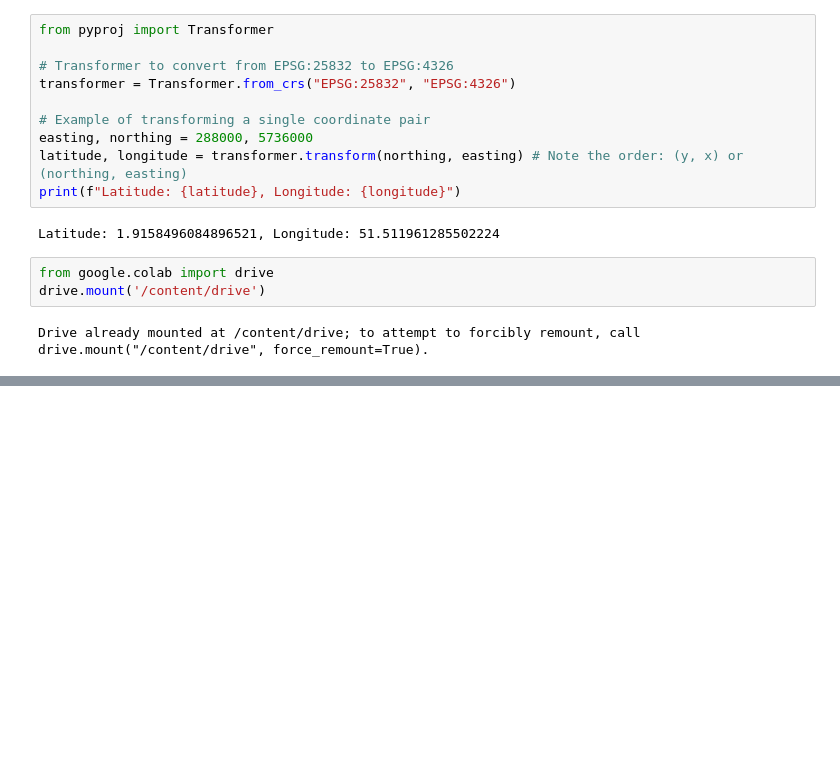
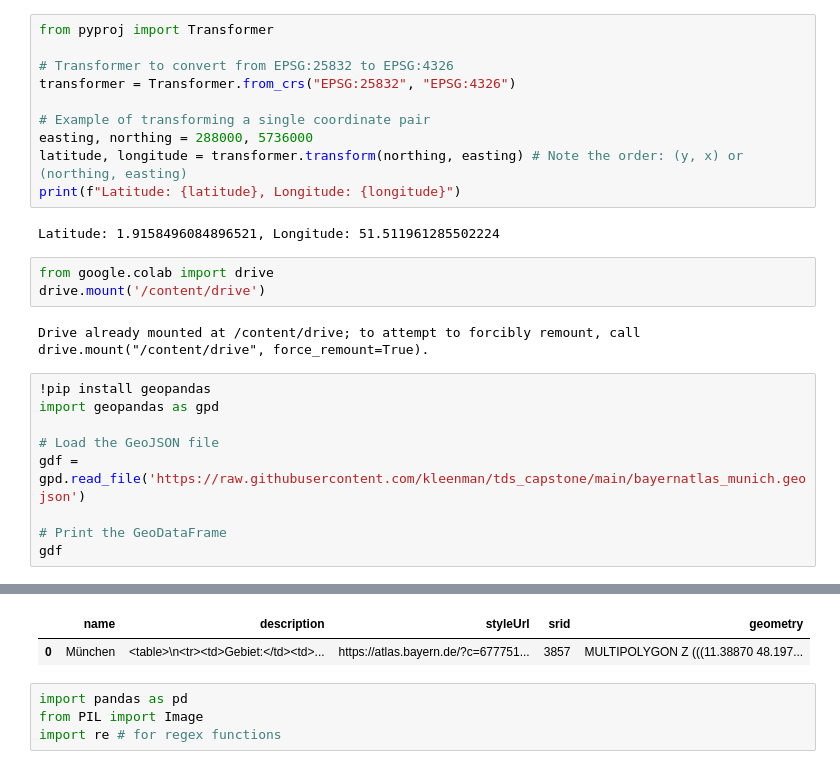
Before and after one commit to kleenman/tds_capstone, a Jupyter notebook: model.ipynb, the cells around one changed output, grey strips where cells are left out. Cells and saved outputs as stored; diff of their text form; blank space fills up the shorter version.

```diff
--- a/model.ipynb
+++ b/model.ipynb
@@ -225,3 +225,13 @@ from google.colab import drive
 drive.mount('/content/drive')
 # %% [output]
 Drive already mounted at /content/drive; to attempt to forcibly remount, call drive.mount("/content/drive", force_remount=True).
+# %%
+!pip install geopandas
+import geopandas as gpd
+
+# Load the GeoJSON file
+gdf = gpd.read_file('https://raw.githubusercontent.com/kleenman/tds_capstone/main/bayernatlas_munich.geojson')
+
+# Print the GeoDataFrame
+gdf
+# %% [output]
@@ -227,0 +254,6 @@ Drive already mounted at /content/drive; to attempt to forcibly remount, call dr
+|  | name | description | styleUrl | srid | geometry |
+| 0 | München | <table>\n<tr><td>Gebiet:</td><td>... | https://atlas.bayern.de/?c=677751... | 3857 | MULTIPOLYGON Z (((11.38870 48.197... |
+# %%
+import pandas as pd
+from PIL import Image
+import re # for regex functions
```
Also changed, not shown: parts of 5 cells of this notebook.
